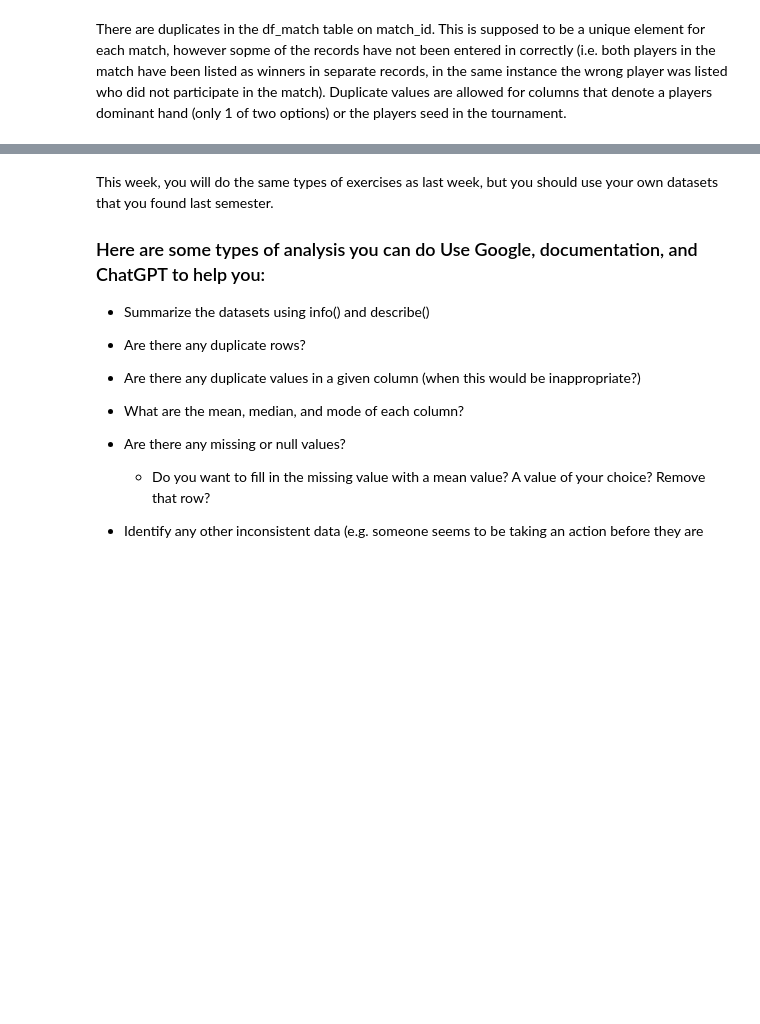
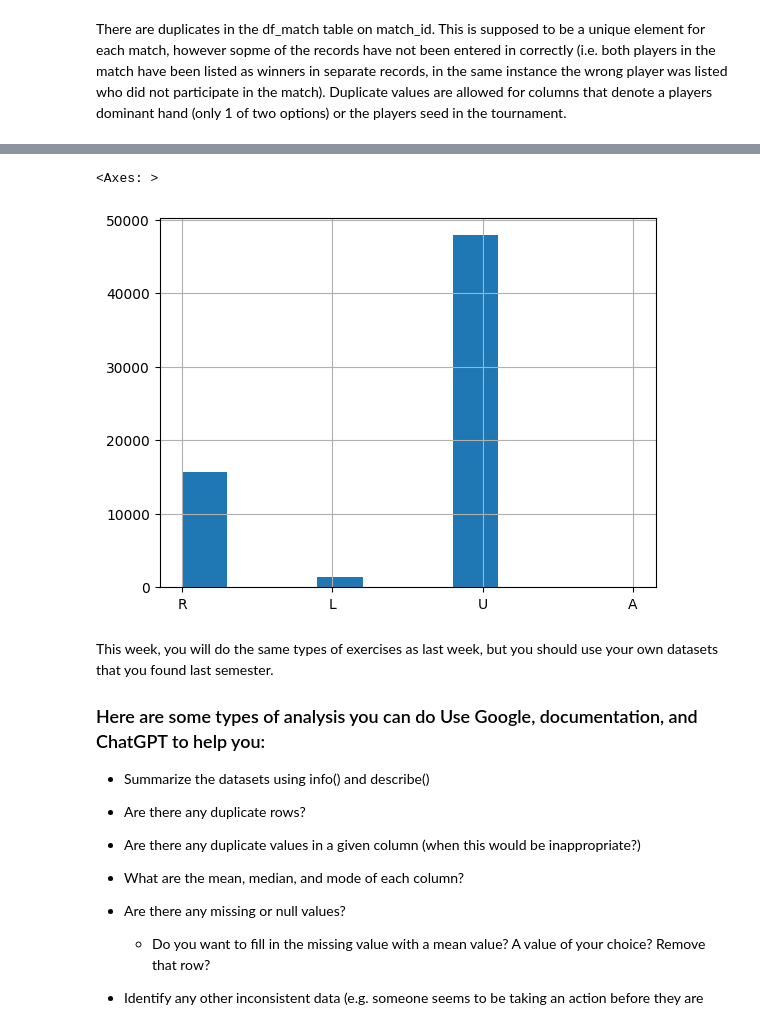
Before and after one commit to jtvon/2025-spring-B2, a Jupyter notebook: OMDS-ModB2-Week02-vonSeggern-John.ipynb, the cells around one changed output, grey strips where cells are left out. Saved outputs shown, nothing was run; the diff lists cells and outputs as text; code cells hidden in the pictures; blank space fills up the shorter version.

Commit message:
graph changes

```diff
--- a/OMDS-ModB2-Week02-vonSeggern-John.ipynb
+++ b/OMDS-ModB2-Week02-vonSeggern-John.ipynb
@@ -232,3 +273,9 @@ match_stats
+# %%
+# Plotting histogram of the hand column
+df_players['hand'].hist()
+# %% [output]
+<Axes: >
+[figure, added]
 # %% [markdown]
 This week, you will do the same types of exercises as last week, but you should use your own datasets that you found last semester.
 
```
Also changed, not shown: parts of 12 cells of this notebook.
